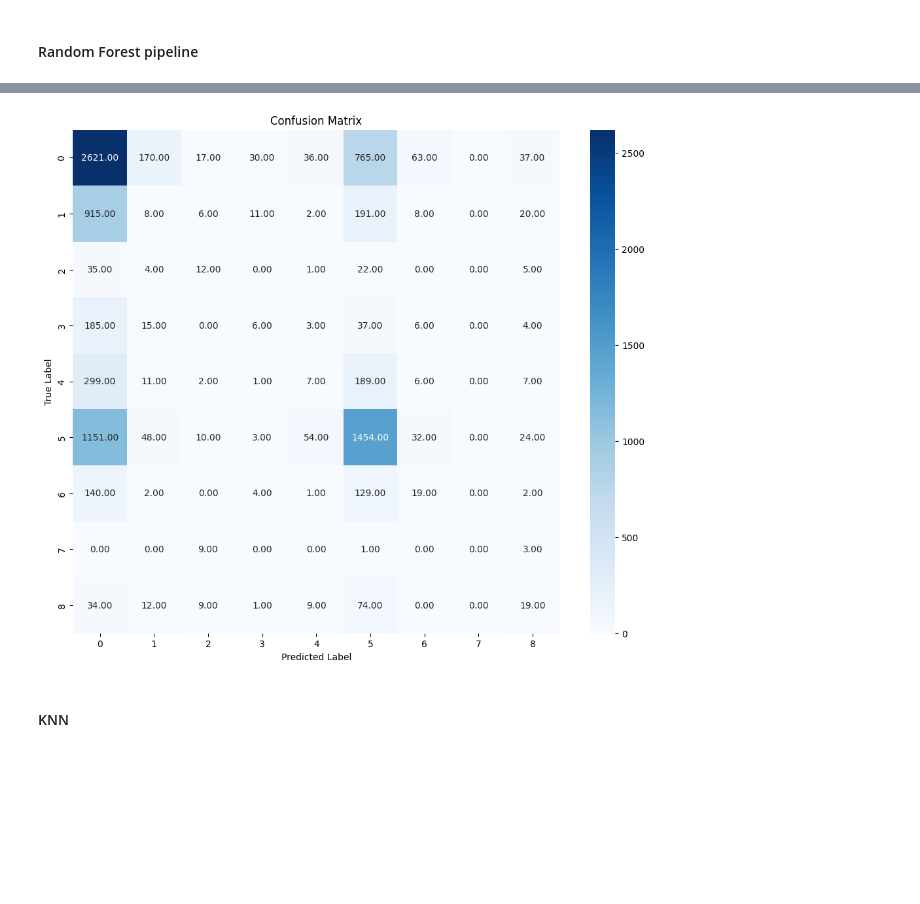
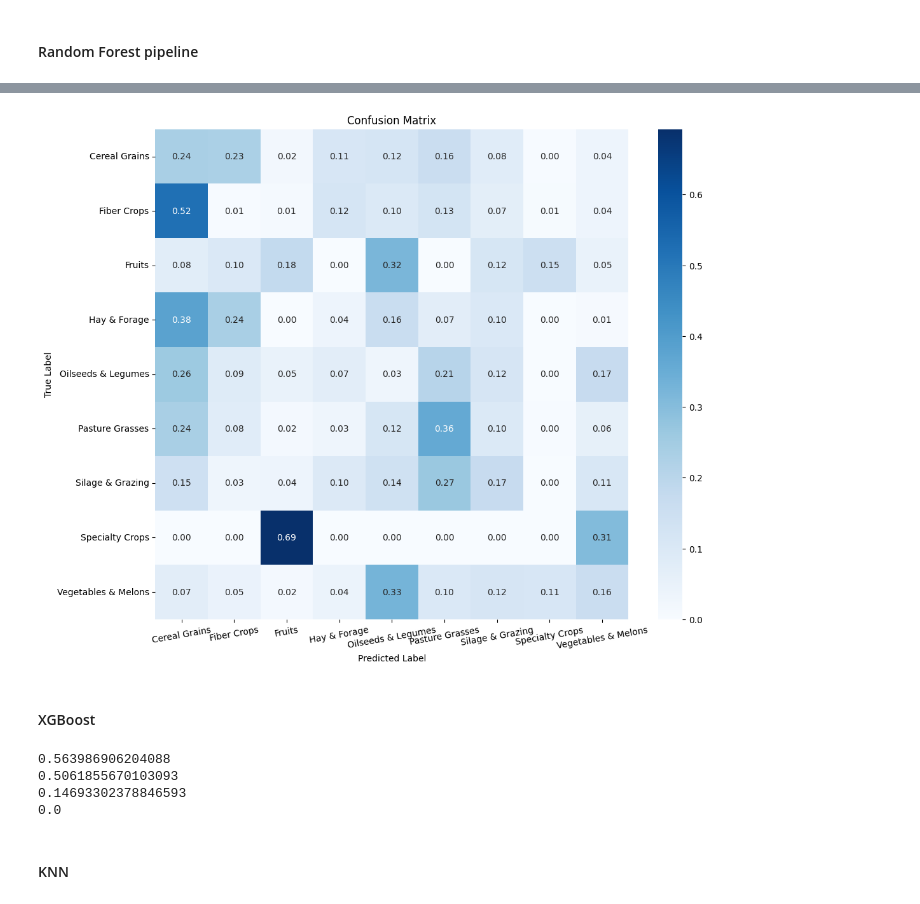
Before and after one commit to patrusgrg/Math4650_SP_2026_FP1_G3_GURUNG, a Jupyter notebook: notebooks/main.ipynb, the cells around one changed output, grey strips where cells are left out. Cells and saved outputs as stored; diff of their text form; code cells hidden in the pictures; blank space fills up the shorter version.

Commit message:
Made XGBoost, all models are overfitting

```diff
--- a/notebooks/main.ipynb
+++ b/notebooks/main.ipynb
@@ -28,7 +29,8 @@ from imblearn.metrics import geometric_mean_score
 #### Load datasets
 # %%
 df_soil = pd.read_csv('../data/texas.csv')
-df_weather = pd.read_csv('../data/texas_weather_2025.csv')
+df_weather = pd.read_csv('../data/texas_weather_2015_2025.csv')
+df_weather_2025 = pd.read_csv('../data/texas_weather_2025.csv')
 # %%
 df_soil.head()
 # %% [output]
@@ -78,6 +231,4 @@ Index(['areasymbol', 'musym', 'muname', 'compname', 'saverest', 'taxorder',
       dtype='str')
-# %%
-df['areasymbol'] = df['areasymbol'].str.replace("TX", "", regex=False).astype(int)
 # %%
 print(sorted(df['areasymbol'].unique()))
 #int(df['areasymbol']).unique().sort_values()
@@ -118,12 +270,14 @@ https://docs.google.com/document/d/1hZgvWIYF03py2quTsW1hpOCYE-pO2eVkZ7HLiCrpQ7E/
 # %%
 df = df.drop(
     ['areasymbol',
+     'areaname',
     'musym',
     'muname',
     'saverest',
     'hzdept_r',
     'nonirryield_r',
-    'irryield_r'],
+    'irryield_r',
+    'fips_code'],
     axis=1
     )
 # %%
@@ -147,0 +307,3 @@ df.head()
+# %%
+df = df.drop_duplicates()
+df.head()
@@ -597,10 +767,24 @@ Test G-mean: 0.3885
 # %%
+# cnf_matrix = confusion_matrix(y_test, y_test_pred)
+# plt.figure(figsize=(12, 10))
+# sns.heatmap(cnf_matrix, annot=True, fmt='.2f', cmap='Blues')
+# plt.xlabel('Predicted Label')
+# plt.ylabel('True Label')
+# plt.title('Confusion Matrix')
+# plt.show()
+
 cnf_matrix = confusion_matrix(y_test, y_test_pred)
+cnf_matrix_norm = cnf_matrix.astype('float') / cnf_matrix.sum(axis=1)[:, np.newaxis]
 plt.figure(figsize=(12, 10))
-sns.heatmap(cnf_matrix, annot=True, fmt='.2f', cmap='Blues')
+sns.heatmap(cnf_matrix_norm, annot=True, fmt='.2f', cmap='Blues',
+            xticklabels=rf_pipeline.classes_,
+            yticklabels=rf_pipeline.classes_)
+plt.xticks(rotation=10)
 plt.xlabel('Predicted Label')
 plt.ylabel('True Label')
 plt.title('Confusion Matrix')
 plt.show()
 # %% [output]
-[figure, old version]
+[figure, new version]
+# %% [markdown]
+#### XGBoost
@@ -607,3 +801,17 @@ plt.show()
+# %%
+xgb_pipeline.fit(X_train, y_train)
+y_train_pred = xgb_pipeline.predict(X_train)
+y_test_pred = xgb_pipeline.predict(X_test)
+
+print(accuracy_score(y_train, y_train_pred))
+print(accuracy_score(y_test, y_test_pred))
+print(geometric_mean_score(y_train, y_train_pred))
+print(geometric_mean_score(y_test, y_test_pred))
+# %% [output]
+0.563986906204088
+0.5061855670103093
+0.14693302378846593
+0.0
 # %% [markdown]
 #### KNN
 # %%
```
Also changed, not shown: parts of 43 cells of this notebook, 2 other files.
